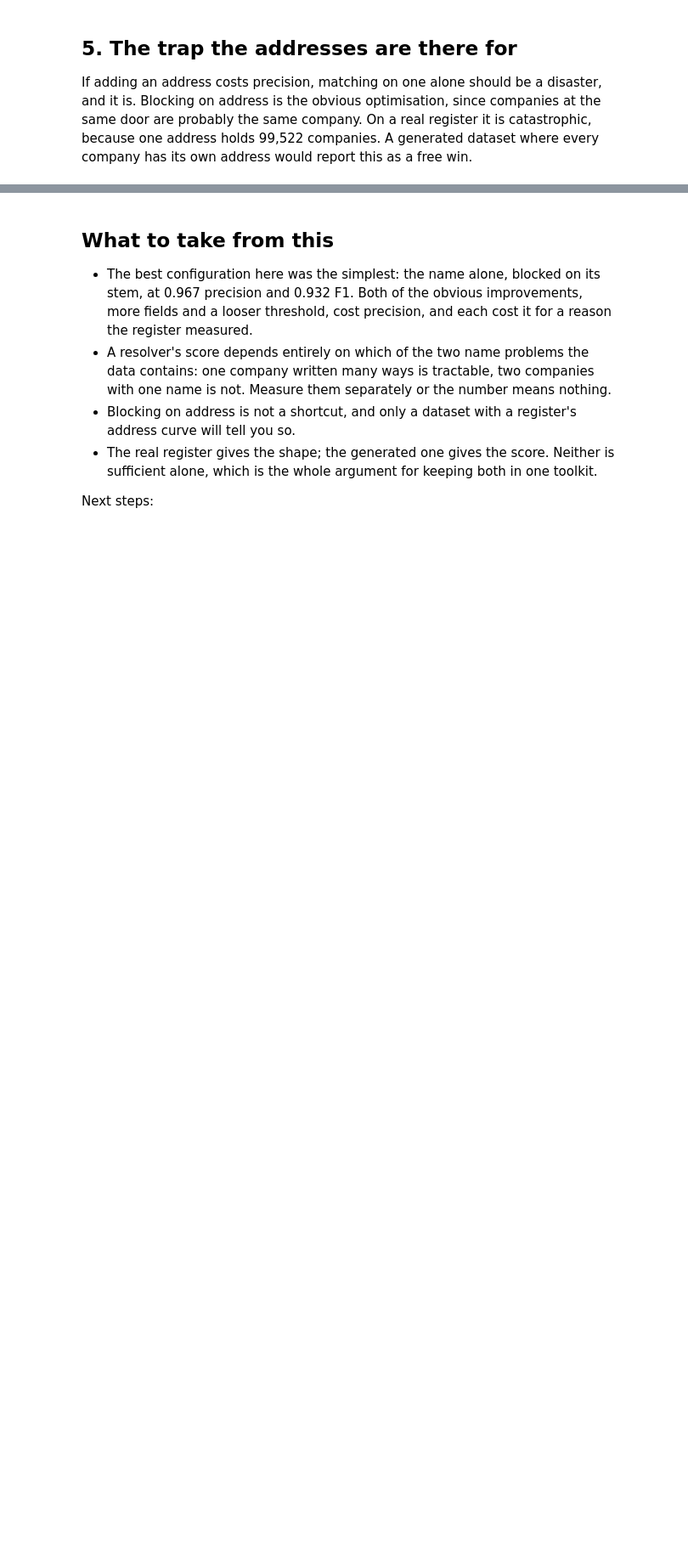
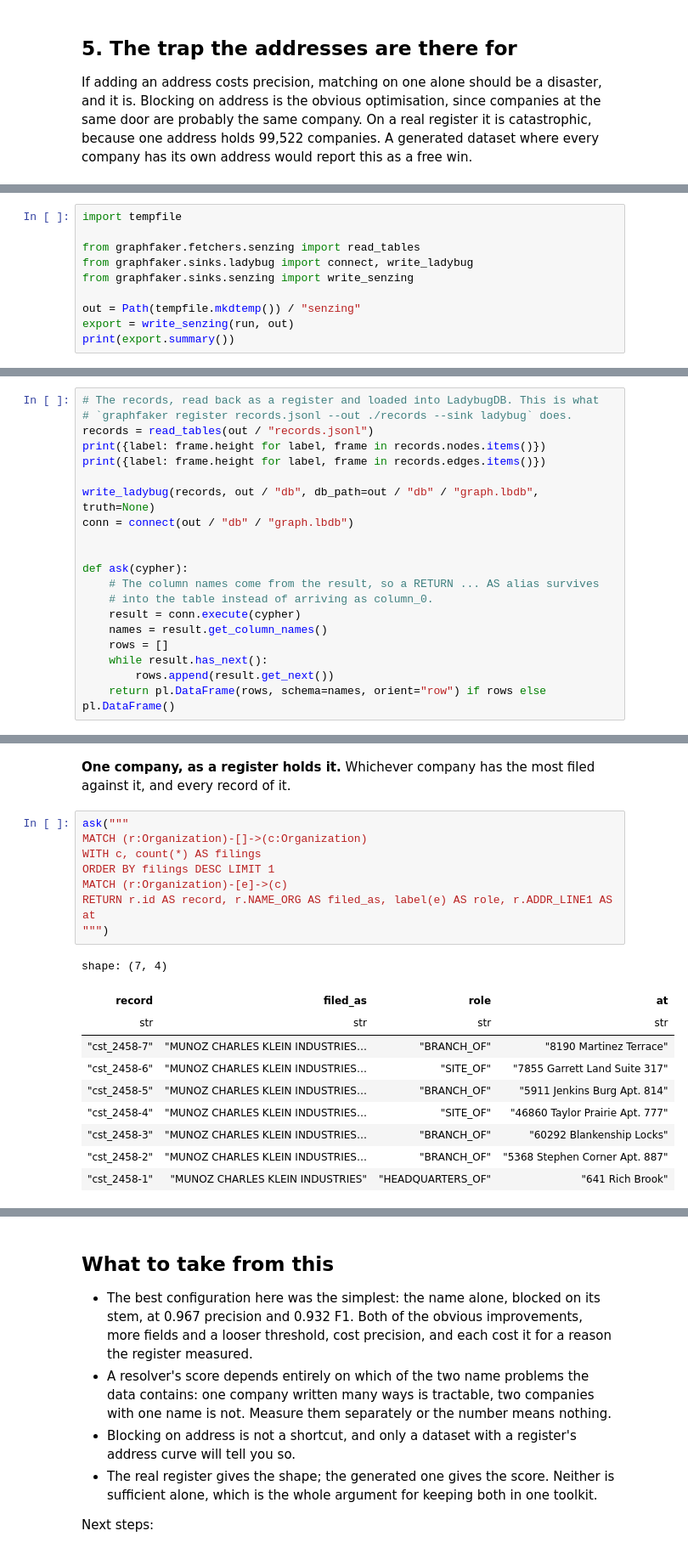
Before and after one commit to graphgeeks-lab/graphfaker, a Jupyter notebook: docs/notebooks/register_resolution.ipynb, the cells around one changed output, grey strips where cells are left out. Shown at 85% size. Saved outputs shown, nothing was run; the diff lists cells and outputs as text; blank space fills up the shorter version.

Commit message:
feat: adding senzing sink and documentation

```diff
--- a/docs/notebooks/register_resolution.ipynb
+++ b/docs/notebooks/register_resolution.ipynb
@@ -253,0 +266,10 @@ one cluster of 231 records covering 86 different companies, all at 51044 Paula T
+# %%
+import tempfile
+
+from graphfaker.fetchers.senzing import read_tables
+from graphfaker.sinks.ladybug import connect, write_ladybug
+from graphfaker.sinks.senzing import write_senzing
+
+out = Path(tempfile.mkdtemp()) / "senzing"
+export = write_senzing(run, out)
+print(export.summary())
@@ -253,0 +279,20 @@ one cluster of 231 records covering 86 different companies, all at 51044 Paula T
+# %%
+# The records, read back as a register and loaded into LadybugDB. This is what
+# `graphfaker register records.jsonl --out ./records --sink ladybug` does.
+records = read_tables(out / "records.jsonl")
+print({label: frame.height for label, frame in records.nodes.items()})
+print({label: frame.height for label, frame in records.edges.items()})
+
+write_ladybug(records, out / "db", db_path=out / "db" / "graph.lbdb", truth=None)
+conn = connect(out / "db" / "graph.lbdb")
+
+
+def ask(cypher):
+    # The column names come from the result, so a RETURN ... AS alias survives
+    # into the table instead of arriving as column_0.
+    result = conn.execute(cypher)
+    names = result.get_column_names()
+    rows = []
+    while result.has_next():
+        rows.append(result.get_next())
+    return pl.DataFrame(rows, schema=names, orient="row") if rows else pl.DataFrame()
@@ -253,0 +322,21 @@ one cluster of 231 records covering 86 different companies, all at 51044 Paula T
+# %% [markdown]
+**One company, as a register holds it.** Whichever company has the most filed against it, and every record of it.
+# %%
+ask("""
+MATCH (r:Organization)-[]->(c:Organization)
+WITH c, count(*) AS filings
+ORDER BY filings DESC LIMIT 1
+MATCH (r:Organization)-[e]->(c)
+RETURN r.id AS record, r.NAME_ORG AS filed_as, label(e) AS role, r.ADDR_LINE1 AS at
+""")
+# %% [output]
+shape: (7, 4)
+| record | filed_as | role | at |
+| str | str | str | str |
+| "cst_2458-7" | "MUNOZ CHARLES KLEIN INDUSTRIES… | "BRANCH_OF" | "8190 Martinez Terrace" |
+| "cst_2458-6" | "MUNOZ CHARLES KLEIN INDUSTRIES… | "SITE_OF" | "7855 Garrett Land Suite 317" |
+| "cst_2458-5" | "MUNOZ CHARLES KLEIN INDUSTRIES… | "BRANCH_OF" | "5911 Jenkins Burg Apt. 814" |
+| "cst_2458-4" | "MUNOZ CHARLES KLEIN INDUSTRIES… | "SITE_OF" | "46860 Taylor Prairie Apt. 777" |
+| "cst_2458-3" | "MUNOZ CHARLES KLEIN INDUSTRIES… | "BRANCH_OF" | "60292 Blankenship Locks" |
+| "cst_2458-2" | "MUNOZ CHARLES KLEIN INDUSTRIES… | "BRANCH_OF" | "5368 Stephen Corner Apt. 887" |
+| "cst_2458-1" | "MUNOZ CHARLES KLEIN INDUSTRIES" | "HEADQUARTERS_OF" | "641 Rich Brook" |
```
Also changed, not shown: parts of 17 cells of this notebook, 8 other files.
